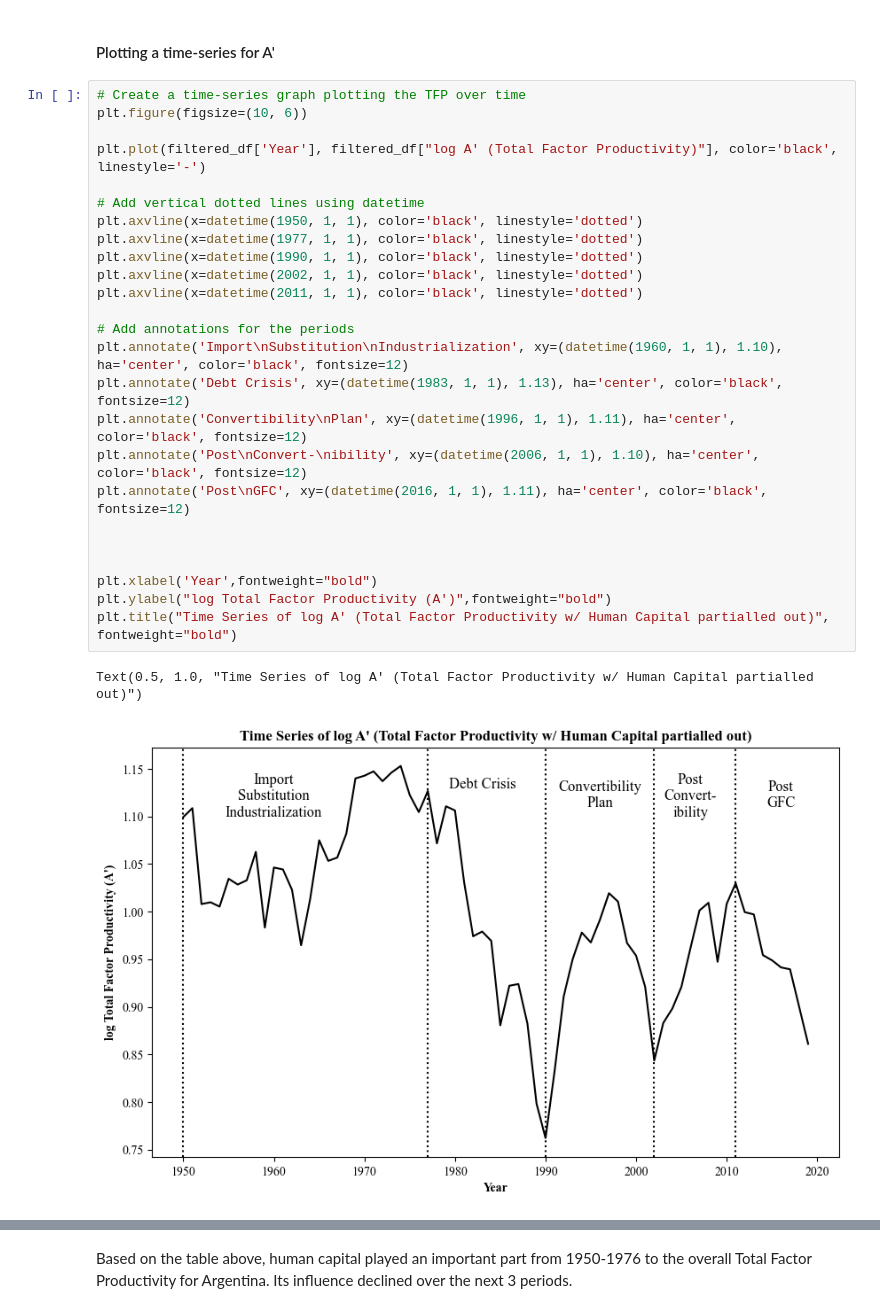
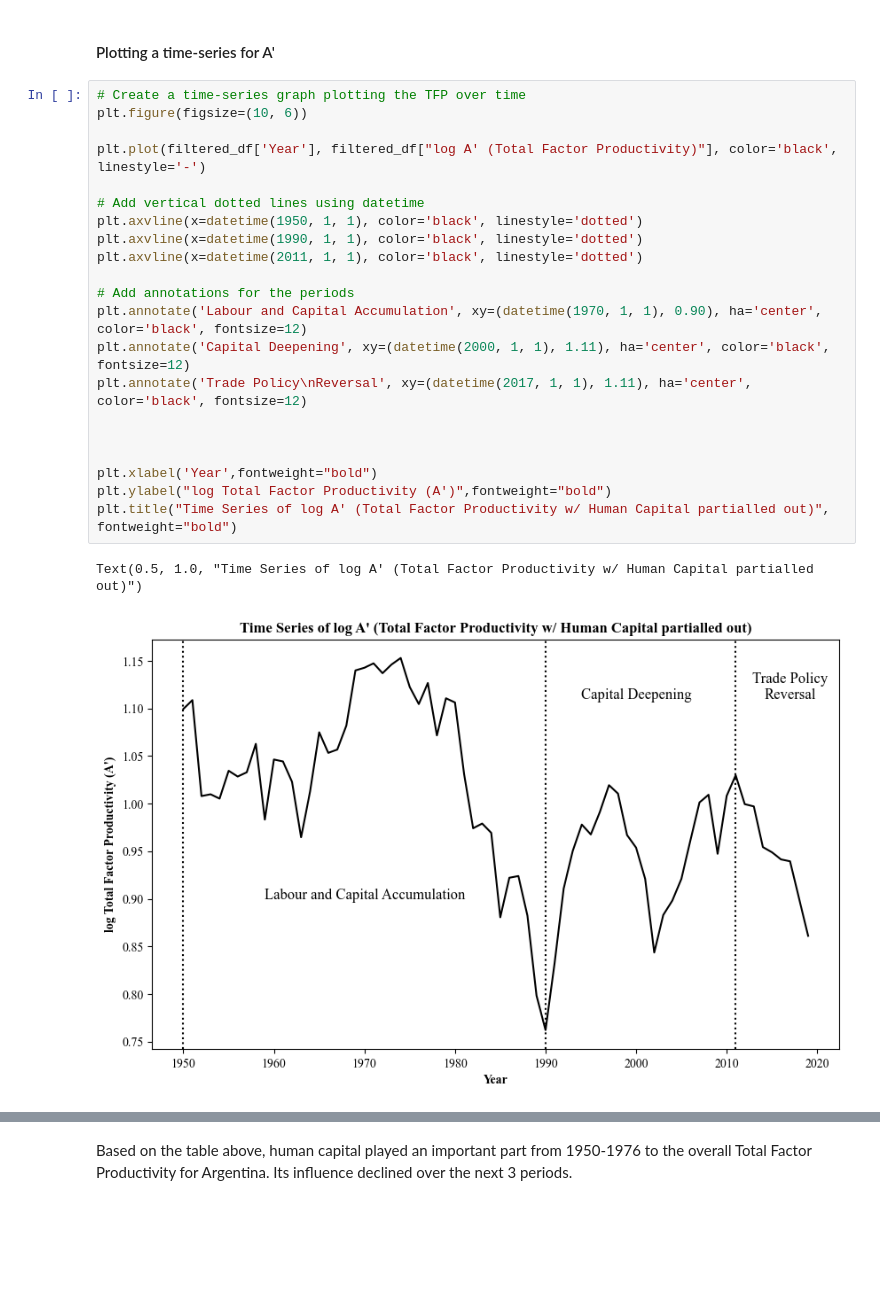
Before and after one commit to andreheeshaojun/EC2B1-Coursework, a Jupyter notebook: Section A/Section-A-Code.ipynb, the cells around one changed output, grey strips where cells are left out. Saved outputs shown, nothing was run; the diff lists cells and outputs as text; blank space fills up the shorter version.

```diff
--- a/Section A/Section-A-Code.ipynb
+++ b/Section A/Section-A-Code.ipynb
@@ -1200,29 +1126,25 @@ filtered_df["log A' (Total Factor Productivity)"] = filtered_df.apply(
 # %%
 # Create a time-series graph plotting the TFP over time
 plt.figure(figsize=(10, 6))
 
 plt.plot(filtered_df['Year'], filtered_df["log A' (Total Factor Productivity)"], color='black', linestyle='-')
 
 # Add vertical dotted lines using datetime
 plt.axvline(x=datetime(1950, 1, 1), color='black', linestyle='dotted')
-plt.axvline(x=datetime(1977, 1, 1), color='black', linestyle='dotted')
 plt.axvline(x=datetime(1990, 1, 1), color='black', linestyle='dotted')
-plt.axvline(x=datetime(2002, 1, 1), color='black', linestyle='dotted')
 plt.axvline(x=datetime(2011, 1, 1), color='black', linestyle='dotted')
 
 # Add annotations for the periods
-plt.annotate('Import\nSubstitution\nIndustrialization', xy=(datetime(1960, 1, 1), 1.10), ha='center', color='black', fontsize=12)
-plt.annotate('Debt Crisis', xy=(datetime(1983, 1, 1), 1.13), ha='center', color='black', fontsize=12)
-plt.annotate('Convertibility\nPlan', xy=(datetime(1996, 1, 1), 1.11), ha='center', color='black', fontsize=12)
-plt.annotate('Post\nConvert-\nibility', xy=(datetime(2006, 1, 1), 1.10), ha='center', color='black', fontsize=12)
-plt.annotate('Post\nGFC', xy=(datetime(2016, 1, 1), 1.11), ha='center', color='black', fontsize=12)
+plt.annotate('Labour and Capital Accumulation', xy=(datetime(1970, 1, 1), 0.90), ha='center', color='black', fontsize=12)
+plt.annotate('Capital Deepening', xy=(datetime(2000, 1, 1), 1.11), ha='center', color='black', fontsize=12)
+plt.annotate('Trade Policy\nReversal', xy=(datetime(2017, 1, 1), 1.11), ha='center', color='black', fontsize=12)
 
 
 
 plt.xlabel('Year',fontweight="bold")
 plt.ylabel("log Total Factor Productivity (A')",fontweight="bold")
 plt.title("Time Series of log A' (Total Factor Productivity w/ Human Capital partialled out)", fontweight="bold")
 # %% [output]
 Text(0.5, 1.0, "Time Series of log A' (Total Factor Productivity w/ Human Capital partialled out)")
-[figure, old version]
+[figure, new version]
 # %% [markdown]
```
Also changed, not shown: parts of 13 cells of this notebook.
